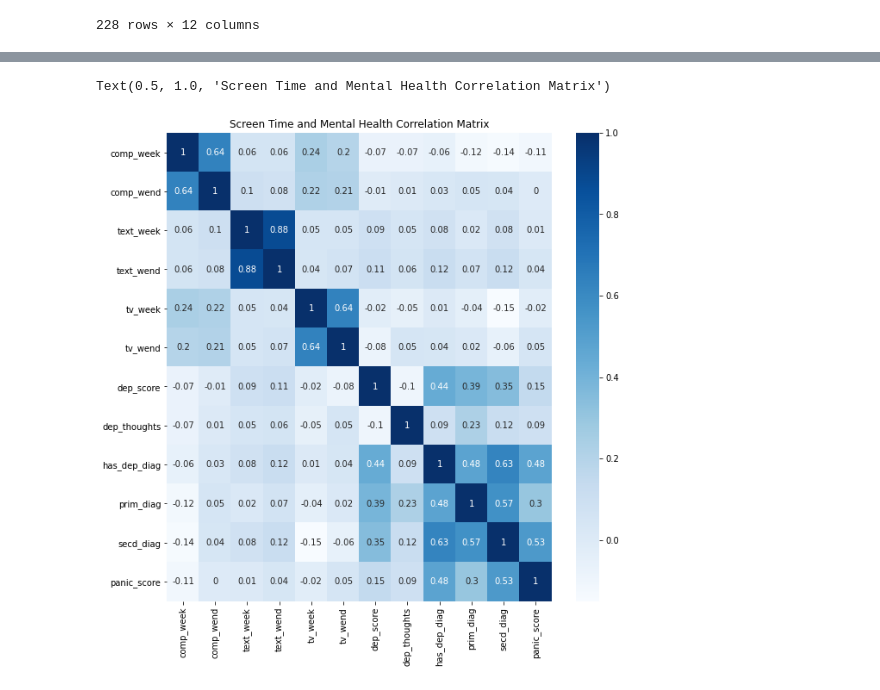
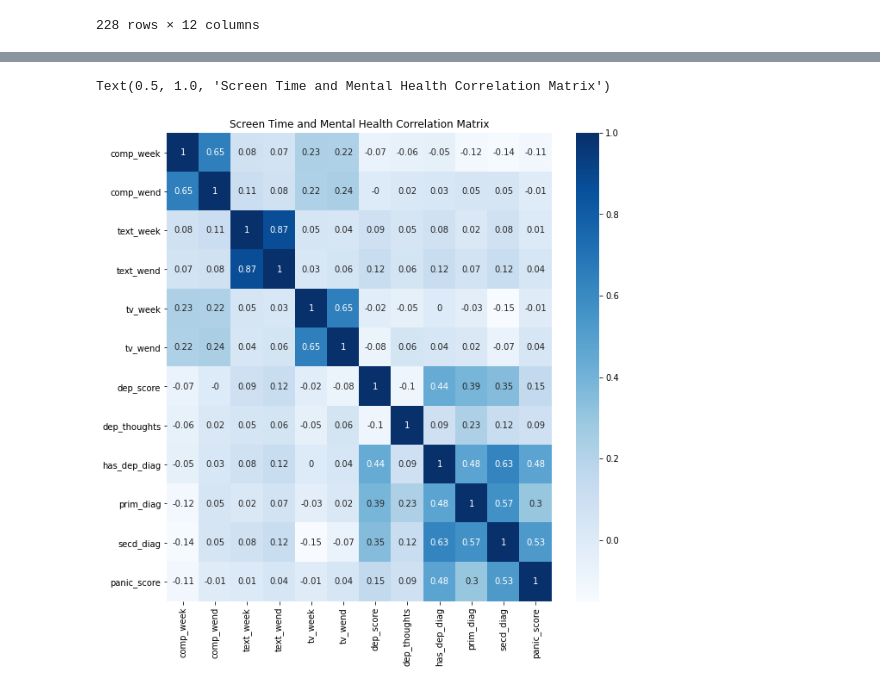
Before and after one commit to tomstark99/COMS30050, a Jupyter notebook: coursework/binary_classification/cor_Xs_y_sampled.ipynb, the cells around one changed output, grey strips where cells are left out. Saved outputs shown, nothing was run; the diff lists cells and outputs as text; code cells hidden in the pictures.

```diff
--- a/coursework/binary_classification/cor_Xs_y_sampled.ipynb
+++ b/coursework/binary_classification/cor_Xs_y_sampled.ipynb
@@ -57,14 +60,13 @@ Name: total, dtype: int64
 # %%
-X = all_targets_copied.copy()
-X_corr = X.corr()
+X_corr = X.corr(method='spearman')
 X_corr = round(X_corr,2)
 
 fig, ax = plt.subplots(figsize=(10, 10))
 sns.heatmap(X_corr, annot=True, cmap="Blues")
 ax.set_title('Screen Time and Mental Health Correlation Matrix')
 # %% [output]
 Text(0.5, 1.0, 'Screen Time and Mental Health Correlation Matrix')
-[figure, old version]
+[figure, new version]
 # %%
 p_values = [[] for i in range(12)]
 all_vars = [X.comp_week, X.comp_wend, X.text_week, X.text_wend, X.tv_week, X.tv_wend, X.dep_score, X.dep_thoughts, X.has_dep_diag, X.prim_diag, X.secd_diag, X.panic_score]
```
Also changed, not shown: parts of 8 cells of this notebook, 8 other files.
